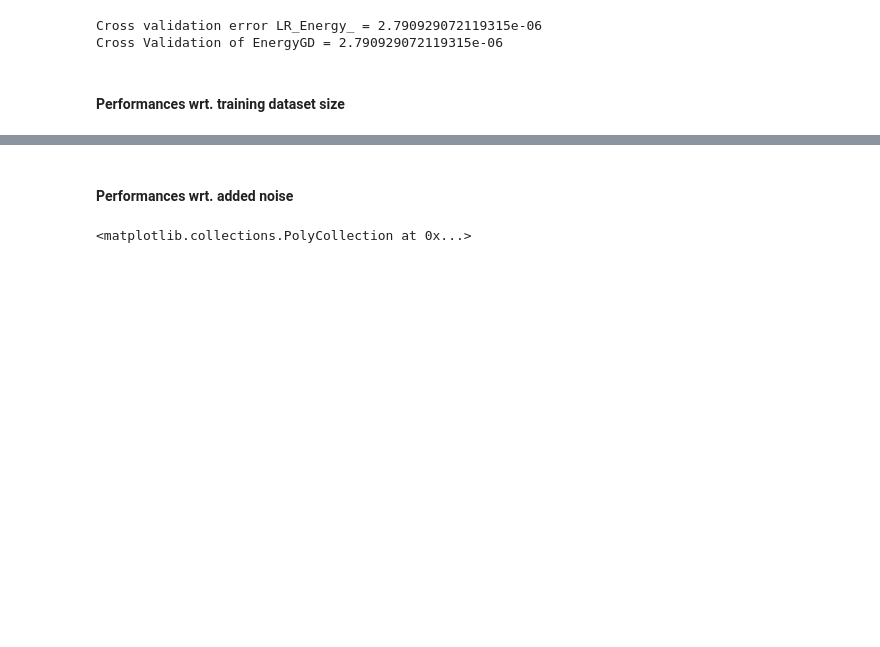
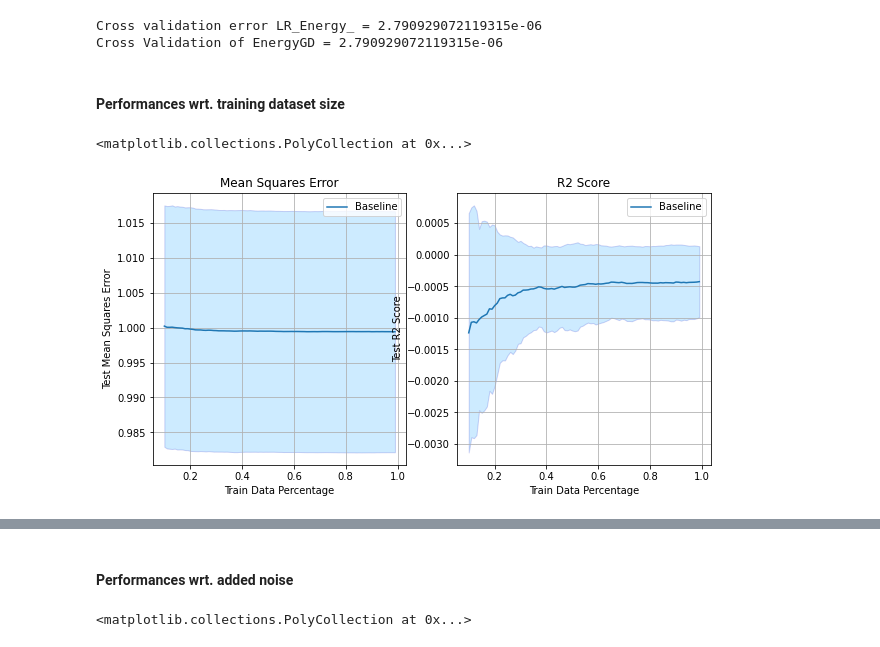
Before and after one commit to HaldiH/dm_project, a Jupyter notebook: linear_regression.ipynb, the cells around one changed output, grey strips where cells are left out. Saved outputs shown, nothing was run; the diff lists cells and outputs as text; code cells hidden in the pictures; blank space fills up the shorter version.

```diff
--- a/linear_regression.ipynb
+++ b/linear_regression.ipynb
@@ -146 +161,35 @@ for k in range(N_TRIALS):
+# %%
+#np.save('baseline_mses_var_percentage', baseline_mses)
+#np.save('baseline_scores_var_percentage', baseline_r2_scores)
+
+baseline_mses = np.load('baseline_mses_var_percentage.npy')
+baseline_final_mses = np.mean(baseline_mses, axis=0)
+baseline_mses_error = np.std(baseline_mses, axis=0)
+
+baseline_r2_scores = np.load('baseline_scores_var_percentage.npy')
+baseline_final_r2_scores = np.mean(baseline_r2_scores, axis=0)
+baseline_r2_scores_error = np.std(baseline_r2_scores, axis=0)
+
+# baseline plot
+plt.figure(figsize=(10, 5))
+plt.subplot(1, 2, 1)
+plt.title("Mean Squares Error")
+plt.ylabel("Test Mean Squares Error")
+plt.xlabel("Train Data Percentage")
+plt.plot(percentages, baseline_final_mses, label='Baseline')
+plt.grid(True)
+plt.legend()
+plt.fill_between(percentages, baseline_final_mses - baseline_mses_error,  baseline_final_mses + baseline_mses_error, alpha=0.2, edgecolor='#1B2ACC', facecolor='#089FFF')
+
+plt.subplot(1, 2, 2)
+plt.title("R2 Score")
+plt.ylabel("Test R2 Score")
+plt.xlabel("Train Data Percentage")
+plt.plot(percentages, baseline_final_r2_scores, label='Baseline')
+plt.grid(True)
+plt.legend()
+plt.fill_between(percentages, baseline_final_r2_scores - baseline_r2_scores_error,  baseline_final_r2_scores + baseline_r2_scores_error, alpha=0.2, edgecolor='#1B2ACC', facecolor='#089FFF')
+# %% [output]
+<matplotlib.collections.PolyCollection at 0x...>
+[figure, added]
 # %%
```
Also changed, not shown: parts of 2 cells of this notebook, 2 other files.
